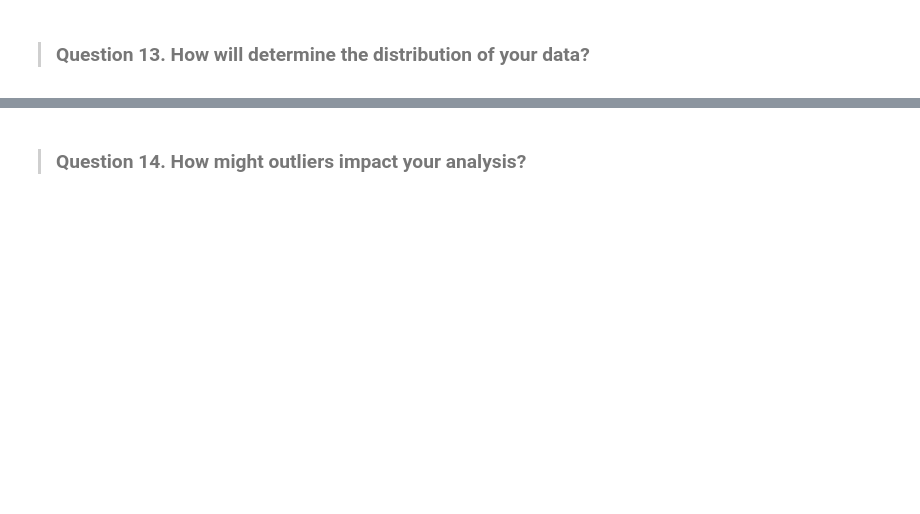
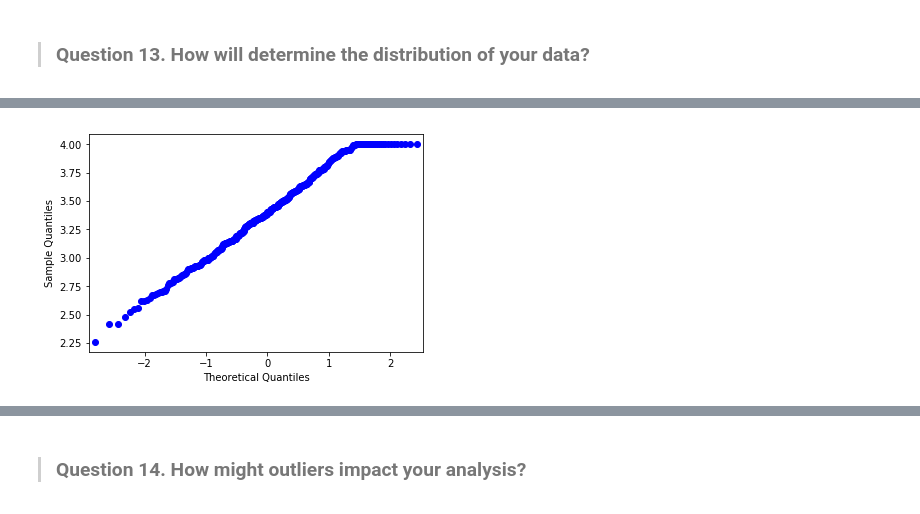
Before and after one commit to jmiller1977/DS-SF-36, a Jupyter notebook: unit-project/1/notebooks/unit-project-1-jessica.ipynb, the cells around one changed output, grey strips where cells are left out. Cells and saved outputs as stored; diff of their text form; code cells hidden in the pictures; blank space fills up the shorter version.

```diff
--- a/unit-project/1/notebooks/unit-project-1-jessica.ipynb
+++ b/unit-project/1/notebooks/unit-project-1-jessica.ipynb
@@ -88,0 +124,7 @@ Answer: TODO
+# %%
+import statsmodels.api as sm
+
+sm.qqplot(df.gpa, line='s')
+pylab.show()
+# %% [output]
+[figure, added]
```
Also changed, not shown: parts of 45 cells of this notebook.
